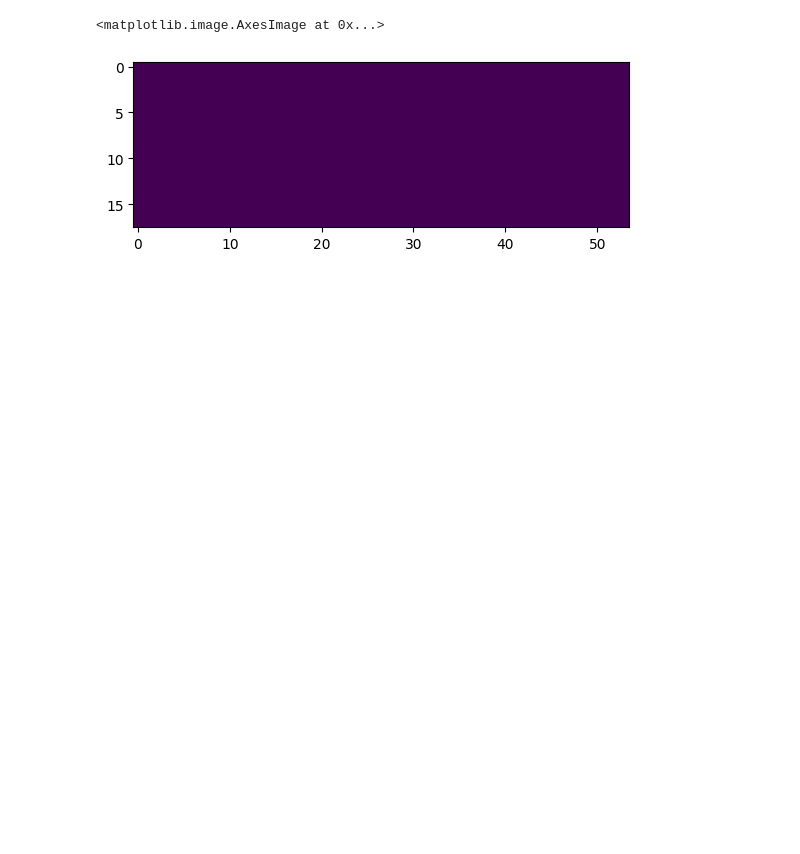
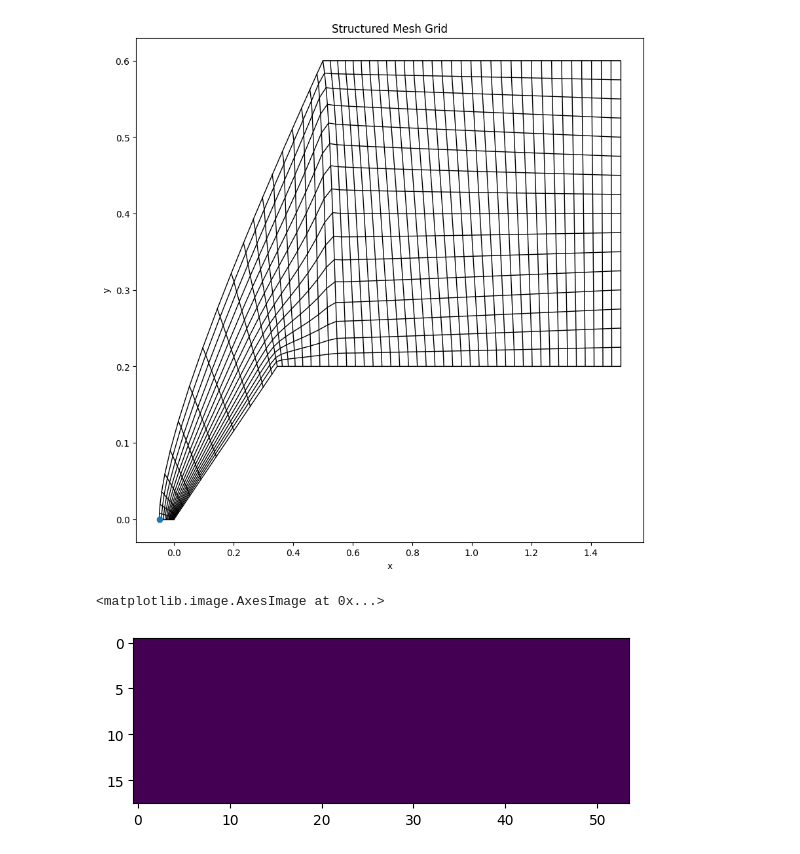
Before and after one commit to aaron23pueschel/CFD, a Jupyter notebook: CFD_FINAL2/RAMP.ipynb, the cells around one changed output. Cells and saved outputs as stored; diff of their text form; code cells hidden in the pictures; blank space fills up the shorter version.

```diff
--- a/CFD_FINAL2/RAMP.ipynb
+++ b/CFD_FINAL2/RAMP.ipynb
@@ -31,3 +58,28 @@ self.x.shape
+# %%
+xx = self.x
+yy = self.y
+plt.figure(figsize=(10, 10))
+
+# Vertical lines
+for j in range(xx.shape[1]):
+    plt.plot(xx[:, j], yy[:, j], 'k-', lw=1)
+
+# Horizontal lines
+for i in range(xx.shape[0]):
+    plt.plot(xx[i, :], yy[i, :], 'k-', lw=1)
+tempxx,tempyy = xx[::-1,:],yy[::-1,:]
+
+np.savetxt("test_xx.csv",tempxx,delimiter=",")
+np.savetxt("test_yy.csv",tempyy,delimiter=",")
+
+#plt.scatter(midpointxx,midpointyy)
+plt.plot(tempxx[0,0],tempyy[0,0],"o")
+plt.title("Structured Mesh Grid")
+plt.xlabel("x")
+plt.ylabel("y")
+plt.show()
+# %% [output]
+[figure, added]
 # %%
 np.savetxt("test_xx.csv",self.x,delimiter=",")
 np.savetxt("test_yy.csv",self.y,delimiter=",")
```
Also changed, not shown: parts of 34 cells of this notebook, 24 other files.
